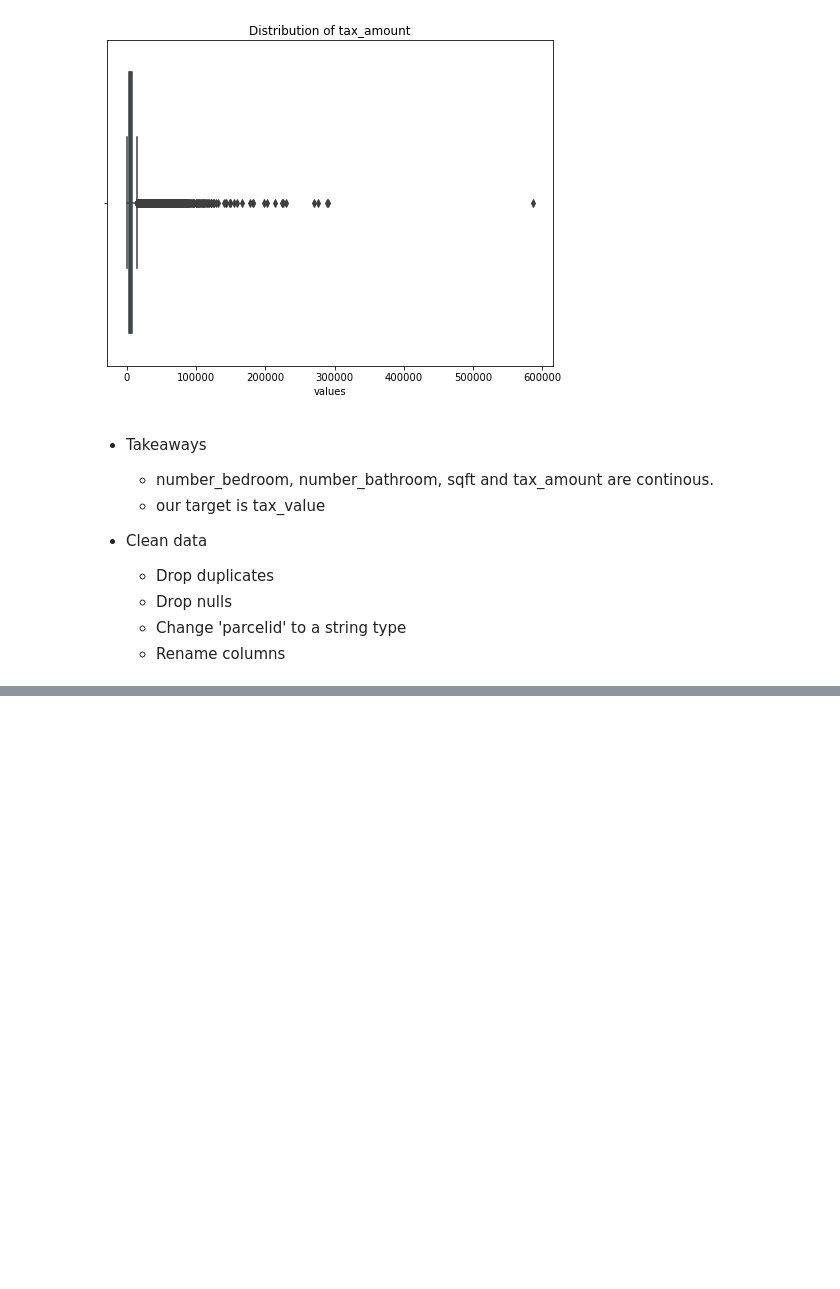
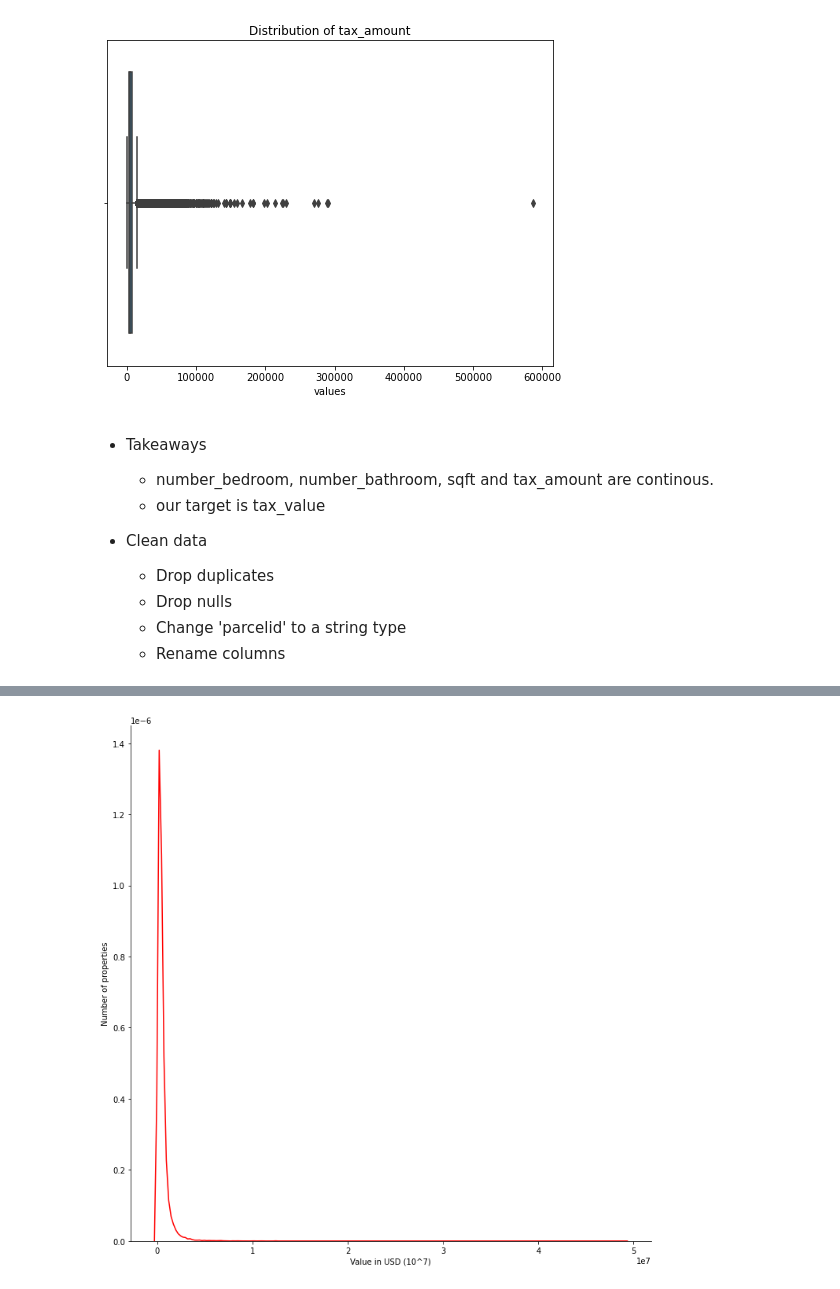
Before and after one commit to Olivert75/regression_project, a Jupyter notebook: Initial_workbook.ipynb, the cells around one changed output, grey strips where cells are left out. Cells and saved outputs as stored; diff of their text form; code cells hidden in the pictures; blank space fills up the shorter version.

```diff
--- a/Initial_workbook.ipynb
+++ b/Initial_workbook.ipynb
@@ -171,0 +220,8 @@ prepare.distribution_boxplot(df)
+# %%
+#plot our target
+sns.displot(y_train,  kind="kde", height =10 ,aspect =1, color = 'red')
+plt.xlabel("Value in USD (10^7)")
+plt.ylabel("Number of properties")
+plt.show()
+# %% [output]
+[figure, added]
```
Also changed, not shown: parts of 61 cells of this notebook.
